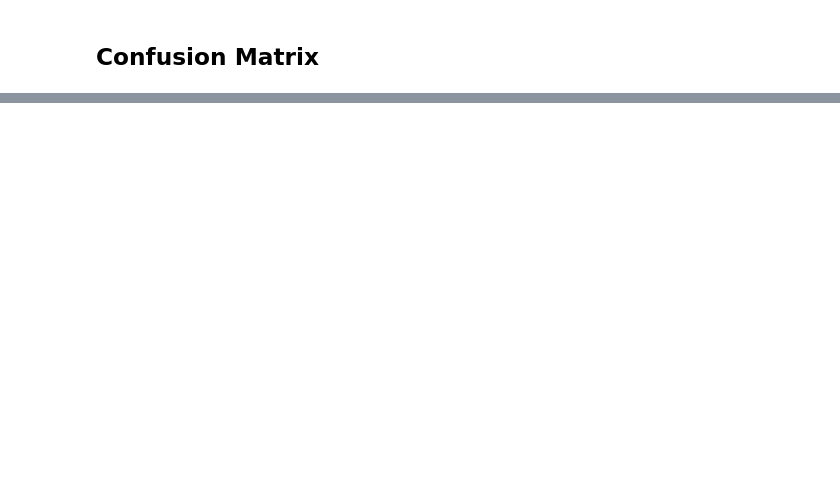
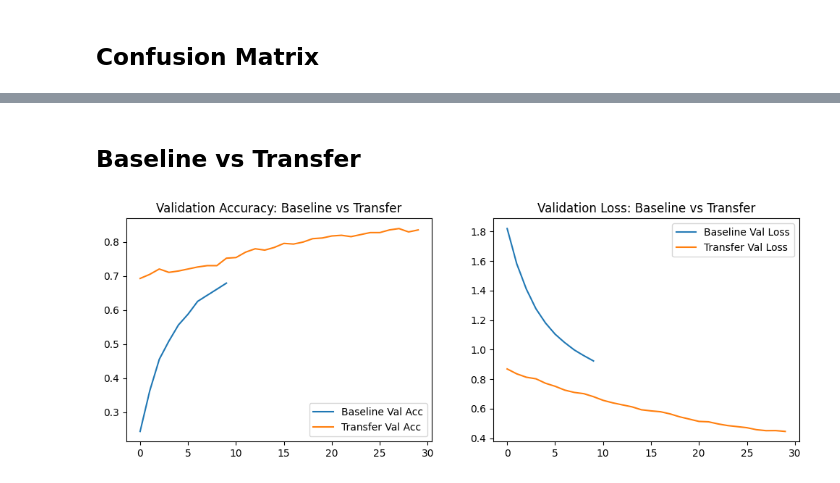
Before and after one commit to hojjang98/CV-Projects, a Jupyter notebook: garbage-classification/garbage_classification.ipynb, the cells around one changed output, grey strips where cells are left out. Saved outputs shown, nothing was run; the diff lists cells and outputs as text; code cells hidden in the pictures; blank space fills up the shorter version.

```diff
--- a/garbage-classification/garbage_classification.ipynb
+++ b/garbage-classification/garbage_classification.ipynb
@@ -455,0 +403,20 @@ weighted avg     0.7973    0.7960    0.7953       505
+# %% [markdown]
+## Baseline vs Transfer
+# %%
+plt.figure(figsize=(12,4))
+
+plt.subplot(1,2,1)
+plt.plot(history.history['val_accuracy'], label='Baseline Val Acc')
+plt.plot(fine_history.history['val_accuracy'], label='Transfer Val Acc')
+plt.legend()
+plt.title("Validation Accuracy: Baseline vs Transfer")
+
+plt.subplot(1,2,2)
+plt.plot(history.history['val_loss'], label='Baseline Val Loss')
+plt.plot(fine_history.history['val_loss'], label='Transfer Val Loss')
+plt.legend()
+plt.title("Validation Loss: Baseline vs Transfer")
+
+plt.show()
+# %% [output]
+[figure, added]
```
Also changed, not shown: parts of 25 cells of this notebook, 8 other files.
